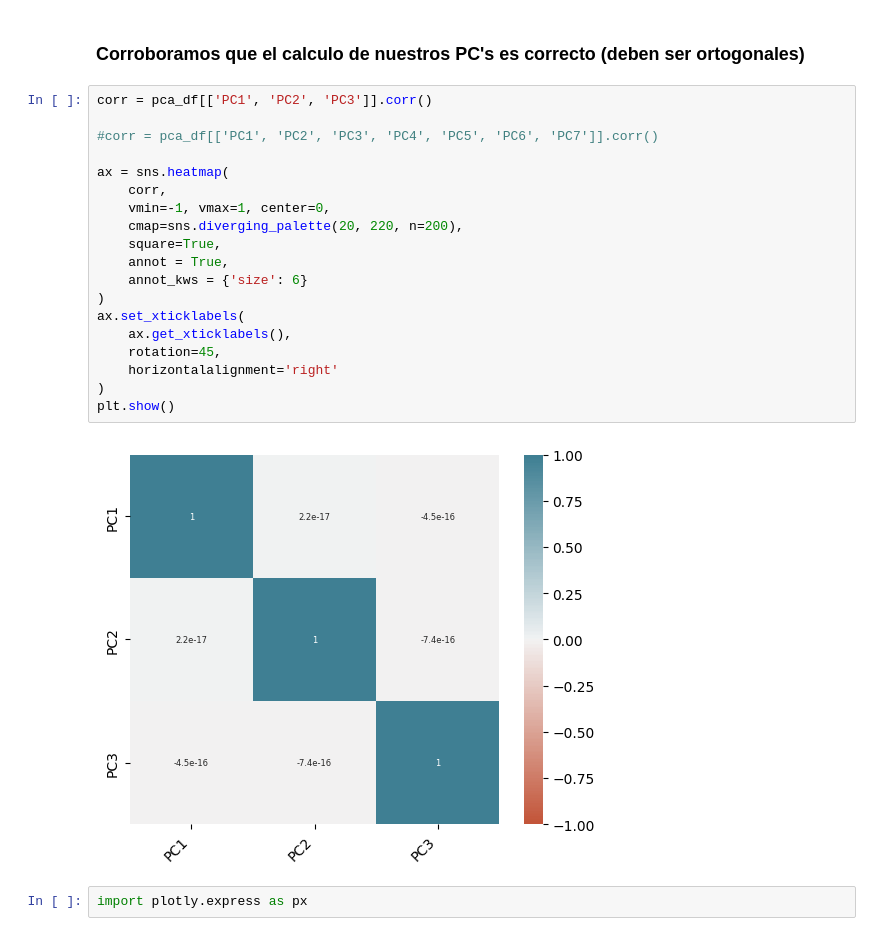
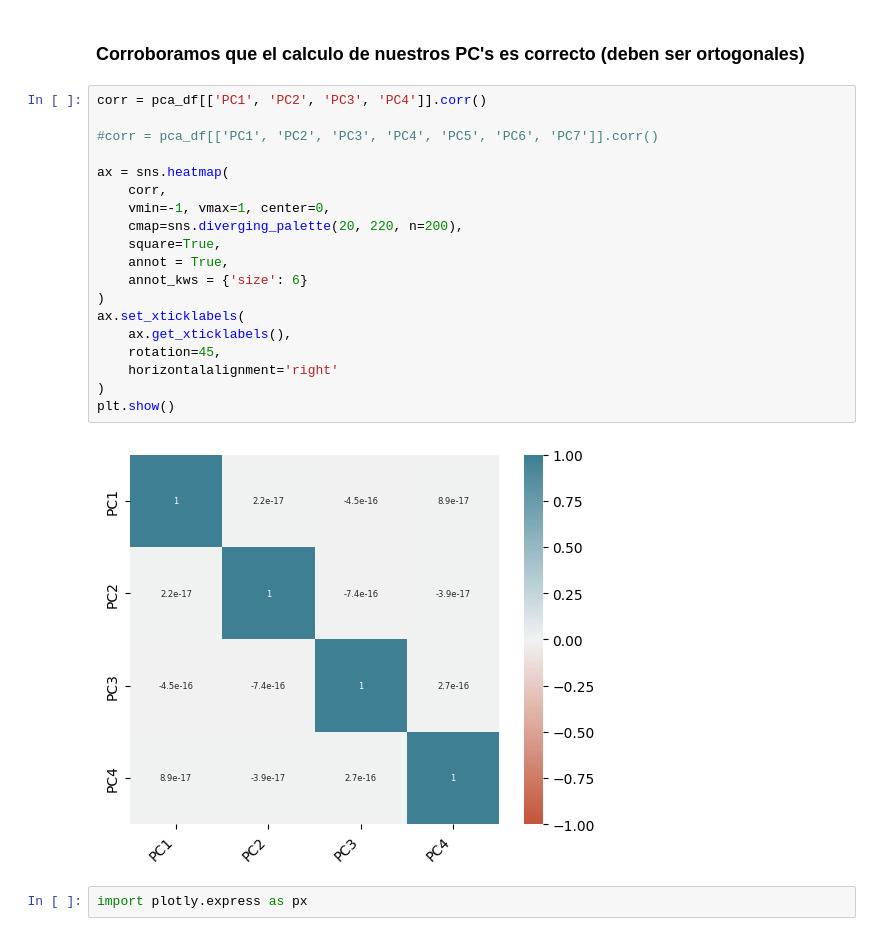
Before and after one commit to agustinarenas/MD-TUIA-Arenas-Petetta, a Jupyter notebook: TPDM_1_Petetta.ipynb, the cells around one changed output. Drawn from its saved outputs; the diff is of its cells as text.

```diff
--- a/TPDM_1_Petetta.ipynb
+++ b/TPDM_1_Petetta.ipynb
@@ -245,25 +261,25 @@ plt.show()
 # %% [markdown]
 ### Corroboramos que el calculo de nuestros PC's es correcto (deben ser ortogonales)
 # %%
-corr = pca_df[['PC1', 'PC2', 'PC3']].corr()
+corr = pca_df[['PC1', 'PC2', 'PC3', 'PC4']].corr()
 
 #corr = pca_df[['PC1', 'PC2', 'PC3', 'PC4', 'PC5', 'PC6', 'PC7']].corr()
 
 ax = sns.heatmap(
     corr,
     vmin=-1, vmax=1, center=0,
     cmap=sns.diverging_palette(20, 220, n=200),
     square=True,
     annot = True,
     annot_kws = {'size': 6}
 )
 ax.set_xticklabels(
     ax.get_xticklabels(),
     rotation=45,
     horizontalalignment='right'
 )
 plt.show()
 # %% [output]
-[figure, old version]
+[figure, new version]
 # %%
 import plotly.express as px
```
Also changed, not shown: parts of 22 cells of this notebook, 1 other file.
